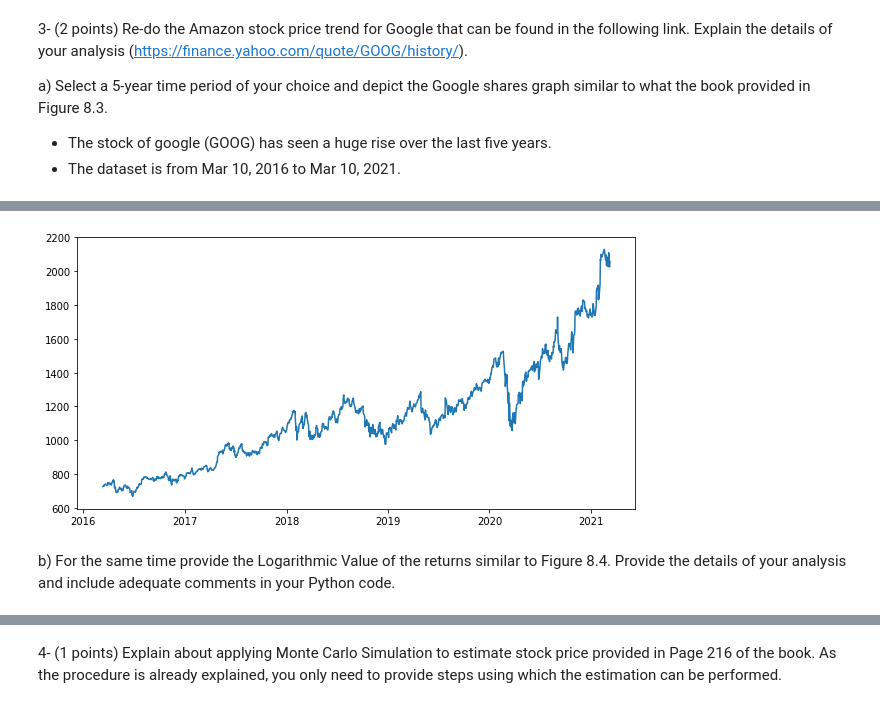
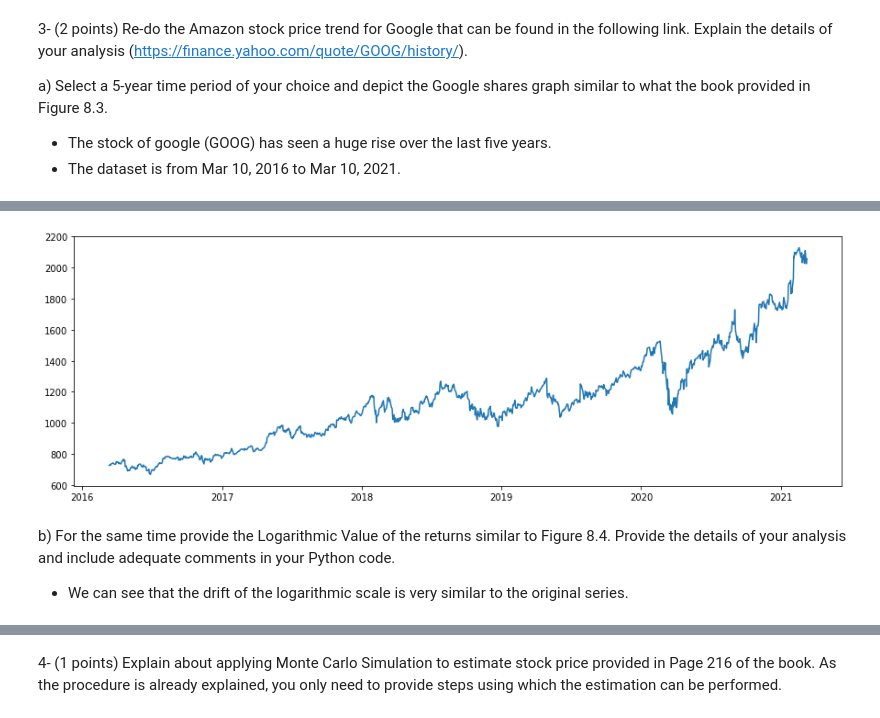
Before and after one commit to twyunting/CSC-632_Intro-to-Simulation-and-Modeling, a Jupyter notebook: homeworks/hw3/CSC-632 HW3_Yunting Chiu.ipynb, the cells around one changed output, grey strips where cells are left out. Drawn from its saved outputs; the diff is of its cells as text; code cells hidden in the pictures.

```diff
--- a/homeworks/hw3/CSC-632 HW3_Yunting Chiu.ipynb
+++ b/homeworks/hw3/CSC-632 HW3_Yunting Chiu.ipynb
@@ -78,13 +79,14 @@ upload = files.upload()
 # %%
-GOOG = pd.read_csv("GOOG.csv", header = 0, usecols = ["Date", "Close"], parse_dates = True, index_col = "Date")
-GOOG
+goog = pd.read_csv("GOOG.csv", header = 0, usecols = ["Date", "Close"], parse_dates = True, index_col = "Date")
+goog
 # check each variable type and Data Analysis & Exploratory Data Analysis (EDA)
 # print(GOOG.info()_GOOG
 # print(GOOG.describe()) # EDA
-plt.figure(figsize=(10,5))
-plt.plot(GOOG)
+plt.figure(figsize=(15,5))
+plt.plot(goog)
 plt.show()
 # %% [output]
-[figure, old version]
+[figure, new version]
 # %% [markdown]
 b) For the same time provide the Logarithmic Value of the returns similar to Figure 8.4. Provide the details of your analysis and include adequate comments in your Python code.
+- We can see that the drift of the logarithmic scale is very similar to the original series.
```
Also changed, not shown: parts of 2 cells of this notebook.
